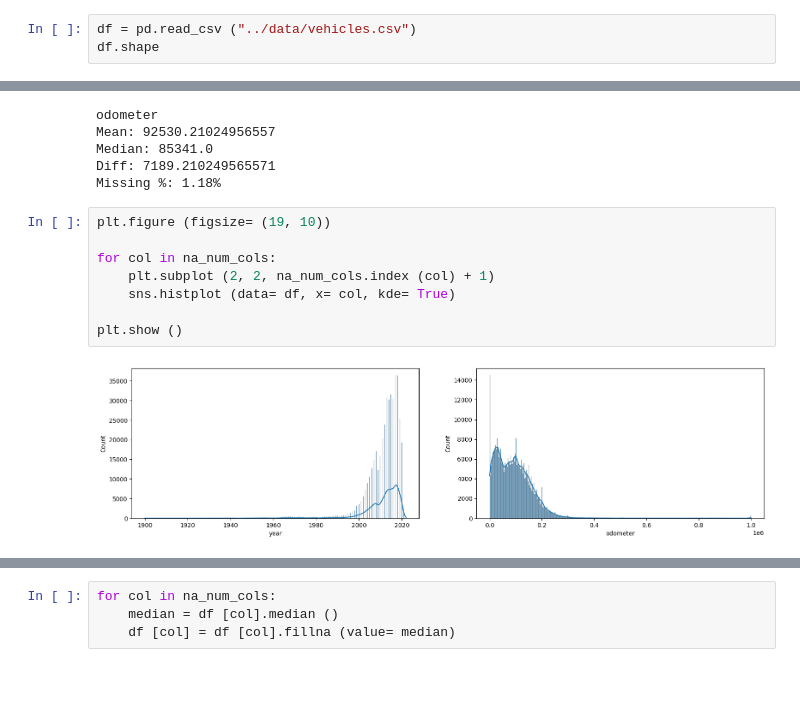
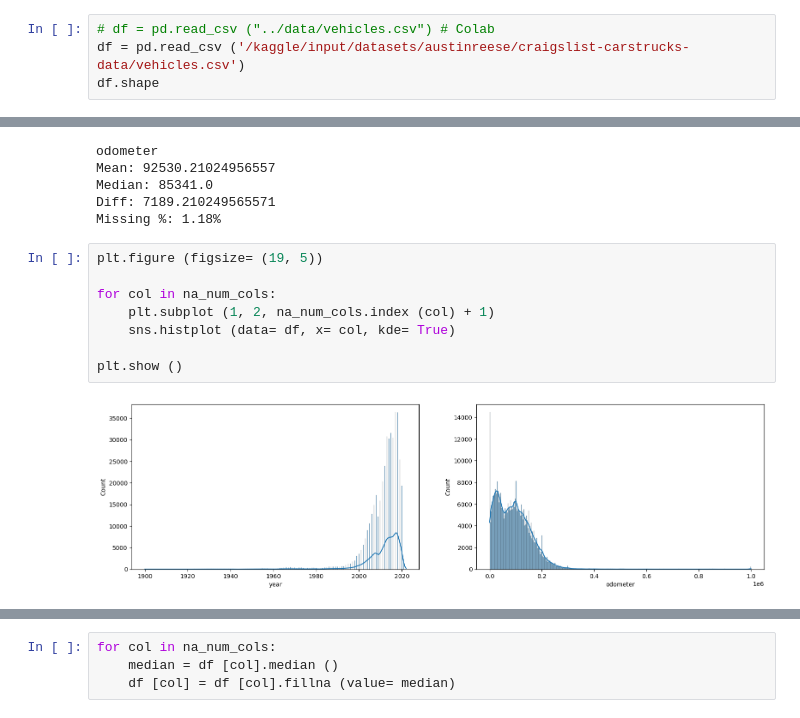
Before and after one commit to ahmed4mohamed4/machine_learning, a Jupyter notebook: projects/used_car_price/model/main.ipynb, the cells around one changed output, grey strips where cells are left out. Cells and saved outputs as stored; diff of their text form; blank space fills up the shorter version.

```diff
--- a/projects/used_car_price/model/main.ipynb
+++ b/projects/used_car_price/model/main.ipynb
@@ -19,7 +19,8 @@ Source: [Kaggle](https://www.kaggle.com/datasets/austinreese/craigslist-carstruc
 # !unzip -q ../data/cars.zip -d ../data/
 # !ls ../data/
 # %%
-df = pd.read_csv ("../data/vehicles.csv")
+# df = pd.read_csv ("../data/vehicles.csv") # Colab
+df = pd.read_csv ('/kaggle/input/datasets/austinreese/craigslist-carstrucks-data/vehicles.csv')
 df.shape
 # %% [output]
 (426880, 26)
@@ -289,12 +285,12 @@ Median: 85341.0
 Diff: 7189.210249565571
 Missing %: 1.18%
 # %%
-plt.figure (figsize= (19, 10))
+plt.figure (figsize= (19, 5))
 
 for col in na_num_cols:
-    plt.subplot (2, 2, na_num_cols.index (col) + 1)
+    plt.subplot (1, 2, na_num_cols.index (col) + 1)
     sns.histplot (data= df, x= col, kde= True)
 
 plt.show ()
 # %% [output]
-[figure, old version]
+[figure, new version]
```
Also changed, not shown: parts of 123 cells of this notebook.
